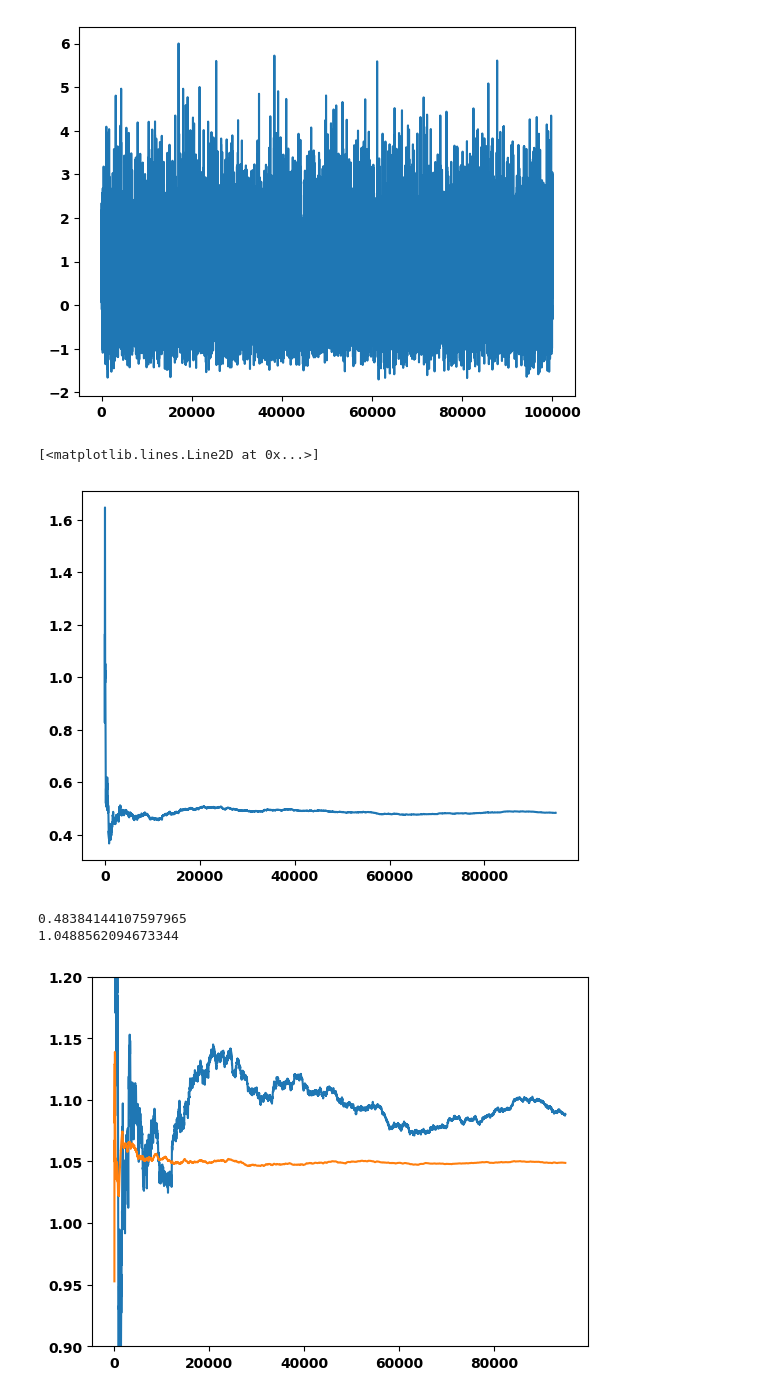
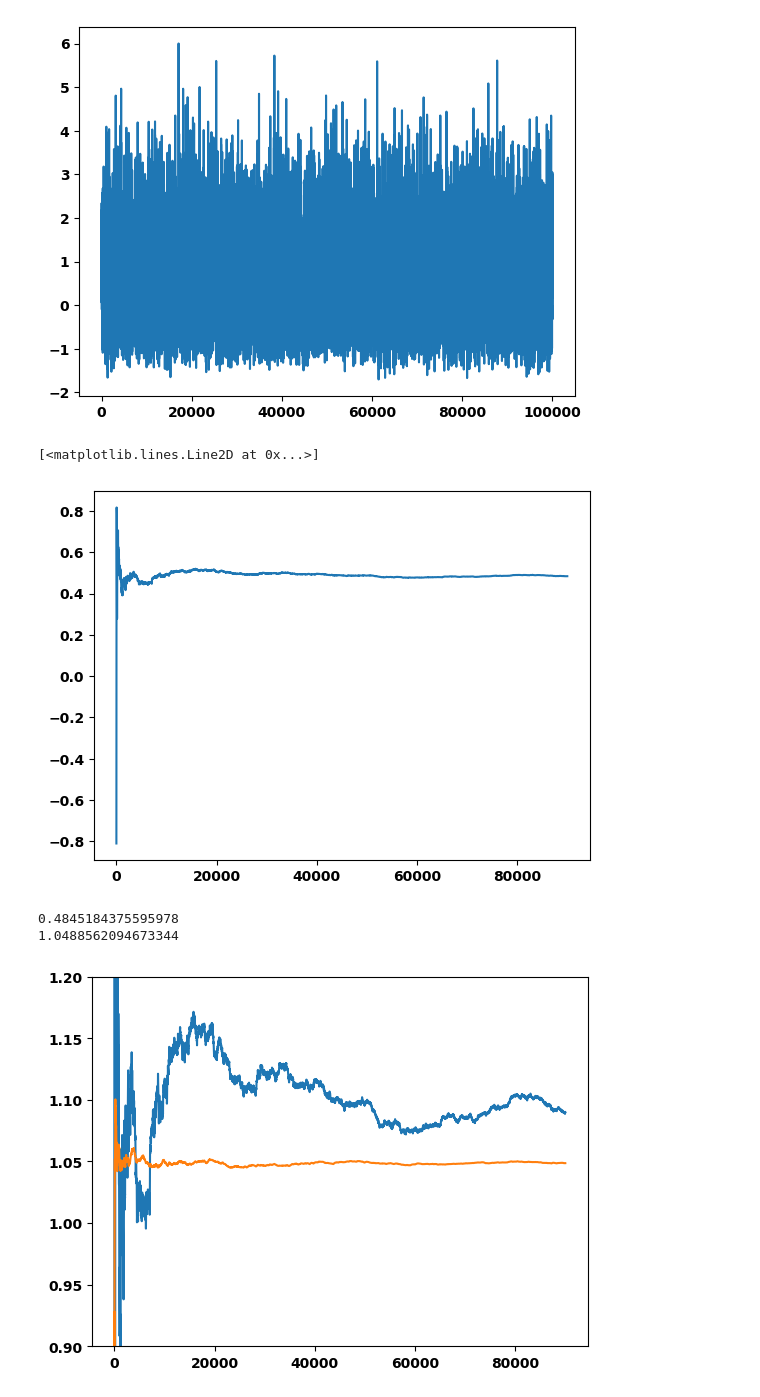
Before and after one commit to gregorycorcoran/Computational-Lab, a Jupyter notebook: Analysis.ipynb, the cells around one changed output. Drawn from its saved outputs; the diff is of its cells as text; code cells hidden in the pictures.

```diff
--- a/Analysis.ipynb
+++ b/Analysis.ipynb
@@ -199,6 +199,18 @@ old_ra=np.loadtxt("C:/Users/gjc10\Desktop/4th year labs/Computational Lab/result
 old_ra_avg=np.loadtxt("C:/Users/gjc10\Desktop/4th year labs/Computational Lab/results_save/ra_avg.txt")
 new_ra_avg=np.loadtxt("C:/Users/gjc10\Desktop/4th year labs/Computational Lab/results_save/ra_avg_new.txt")
 new_ra=np.loadtxt("C:/Users/gjc10\Desktop/4th year labs/Computational Lab/results_save/ra_new.txt")
+# %%
+Temp=[]
+for i in range(0,len(vx_1)):
+    dummylist=[]
+    for j in range(0,len(vx_1[i])):
+        prod=(1/30)*((vx_1[i][j])**2+(vy_1[i][j])**2)
+        dummylist.append(prod)
+    Temp.append(np.sum(dummylist))
+# %%
+TenK_avg_temp=[]
+for i in range(10000,len(Temp)):
+    TenK_avg_temp.append(np.average(Temp[10000:i]))
 # %%
 ra=[]
 for i in range(len(ax_1)):
@@ -227,22 +239,22 @@ print(Pressure[-1])
 [figure]
 # %%
 Pressure_avg=[]
-for i in range(5000,len(Pressure)):
-    Pressure_avg.append(np.nanmean(Pressure[5000:i]))
+for i in range(10000,len(Pressure)):
+    Pressure_avg.append(np.nanmean(Pressure[10000:i]))
 # %%
 plt.plot(Pressure_avg)
 # %% [output]
 [<matplotlib.lines.Line2D at 0x...>]
-[figure, old version]
+[figure, new version]
 # %%
 print(Pressure_avg[-1])
 plt.plot([(2.25)*el for el in Pressure_avg])
-plt.plot(Red_Avg_temp)
+plt.plot(TenK_avg_temp)
 plt.ylim(0.9,1.2)
 print(Red_Avg_temp[-1])
 # %% [output]
-0.48384144107597965
+0.4845184375595978
 1.0488562094673344
-[figure, old version]
+[figure, new version]
 # %%
 np.savetxt("C:/Users/gjc10\Desktop/4th year labs/Computational Lab/results_save/pressure_avg.txt",Pressure_avg)
```
